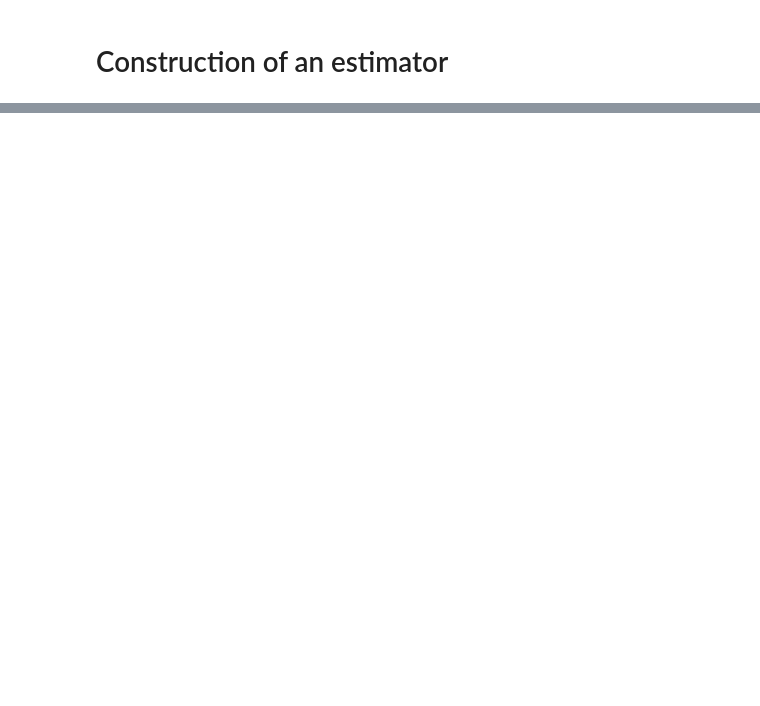
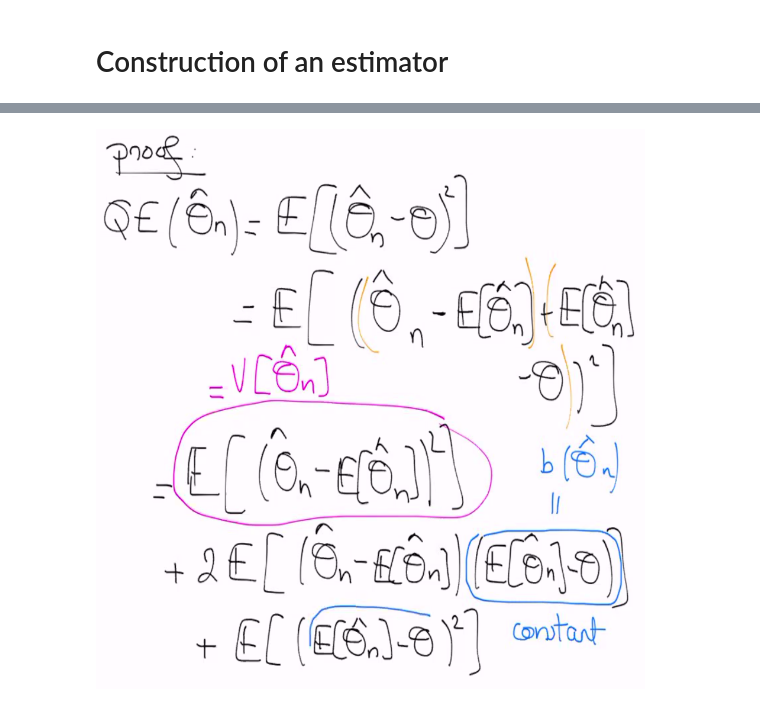
Before and after one commit to qlero/UCA_MSc-DS1, a Jupyter notebook: statistical_inference_1/lecture_2/lecture_1_2020_11_05.ipynb, the cells around one changed output, grey strips where cells are left out. Drawn from its saved outputs; the diff is of its cells as text; code cells hidden in the pictures; blank space fills up the shorter version.

```diff
--- a/statistical_inference_1/lecture_2/lecture_1_2020_11_05.ipynb
+++ b/statistical_inference_1/lecture_2/lecture_1_2020_11_05.ipynb
@@ -350,0 +251,4 @@ the associated confidence interval is $[\bar{X_n} - \frac{\sigma}{\sqrt{n}}*Z_{1
+# %%
+Image("pictures/proof1.png", width=700)
+# %% [output]
+[figure, added]
```
Also changed, not shown: parts of 41 cells of this notebook, 17 other files.
